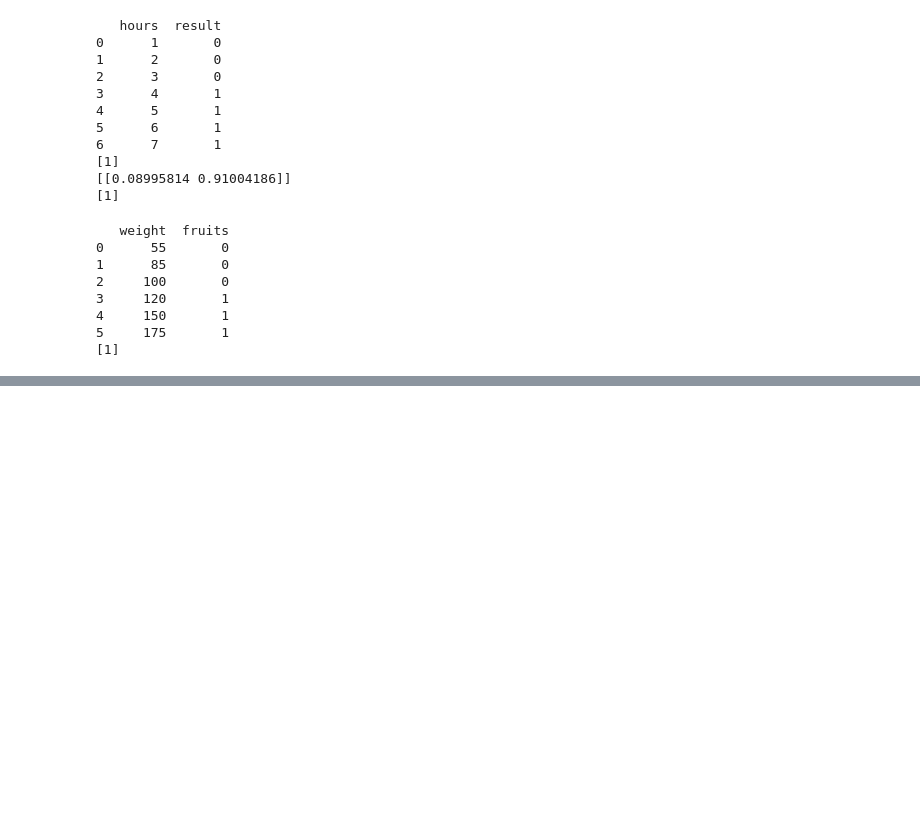
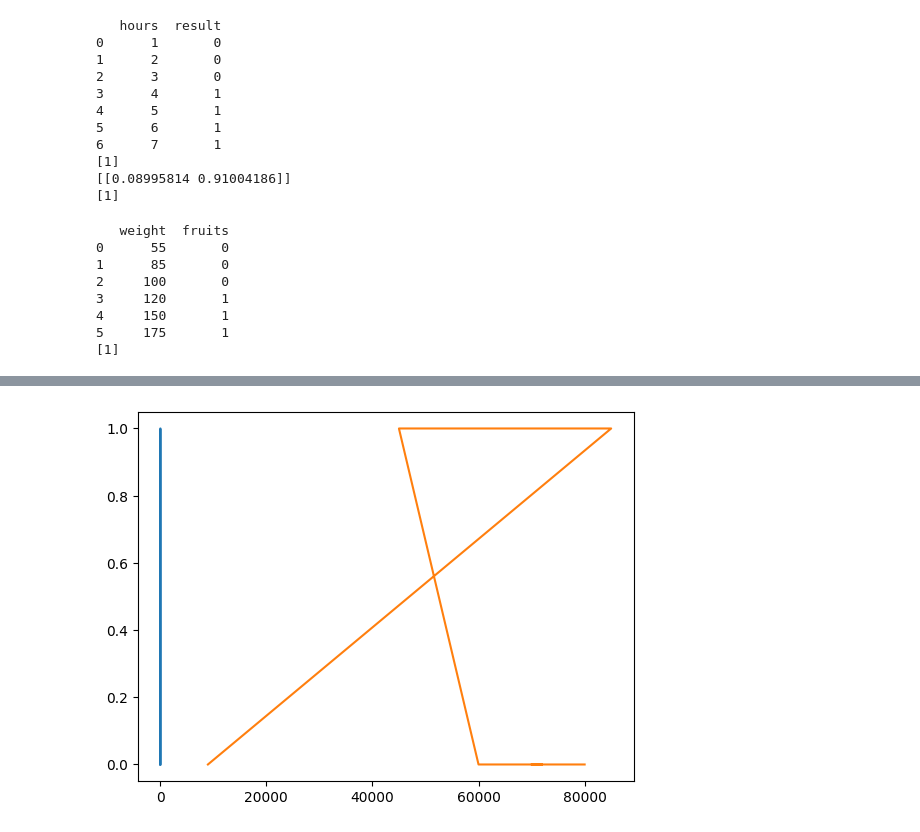
Before and after one commit to Shivangi144/Data-science-, a Jupyter notebook: day31.ipynb, the cells around one changed output, grey strips where cells are left out. Cells and saved outputs as stored; diff of their text form; code cells hidden in the pictures; blank space fills up the shorter version.

```diff
--- a/day31.ipynb
+++ b/day31.ipynb
@@ -494,3 +494,84 @@ print(pred_d)
 4     150       1
 5     175       1
 [1]
+# %%
+# decision tree
+import pandas as pd
+from sklearn.model_selection import train_test_split
+from sklearn.tree import DecisionTreeClassifier
+from sklearn.metrics import mean_absolute_error
+
+# data set
+data = {
+    "age":[20,22,25,28,30,35,40,45,50,55],
+    "salary":[80000,70000,72000,60000,45000,50000,60000,75000,85000,9000],
+    "buy":[0,0,0,0,1,1,1,1,1,0]
+}
+
+df = pd.DataFrame(data)
+print(df)
+
+# features and target
+x = df[['age','salary']] # features
+y = df['buy'] # target
+
+# train test split
+x_train,x_test,y_train,y_test = train_test_split(x,y,test_size=0.2,random_state=42)
+
+#
+model = DecisionTreeClassifier(random_state=42)
+model.fit(x_train,y_train)
+
+# prediction
+y_pred = model.predict(x_test)
+#
+print("actual data",y_test)
+print("prediction",y_pred)
+
+#
+import matplotlib.pyplot as plt
+plt.plot(x,y)
+plt.show()
+
+#random forest
+import pandas as pd
+from sklearn.model_selection import train_test_split
+from sklearn.ensemble import RandomForestClassifier
+from sklearn.metrics import accuracy_score # model accura
+
+data = {
+    "age":[20,22,25,28,30,35,40,45,50,55],
+    "salary":[20000,25000,27000,32000,45000,50000,60000,70000,80000,9000],
+    "buy":[0,0,0,0,1,1,1,1,1,0]
+}
+
+df = pd.DataFrame(data)
+print(df)
+
+# x,y split
+x = df[['age','salary']]
+y = df['buy']
+
+# train split
+x_train,x_test,y_train,y_test = train_test_split(x,y,test_size=0.2,random_state=42)
+
+# model
+model = RandomForestClassifier(random_state=42,n_estimators=10) # n_estimators
+model.fit(x_train,y_train)
+
+# prediction
+y_pred = model.predict(x_test)
+
+print("prediction")
+print(y_pred)
+print("acutal data")
+print(y_test)
+print("accuracy")
+print(accuracy_score(y_test,y_pred))
+
+#
+import matplotlib.pyplot as plt
+plt.plot(x,y,color='green')
+plt.title('Random Forest Prediction')
+plt.show()
+# %% [output]
@@ -496,0 +593 @@ print(pred_d)
+[figure, added]
```
Also changed, not shown: parts of 3 cells of this notebook.
